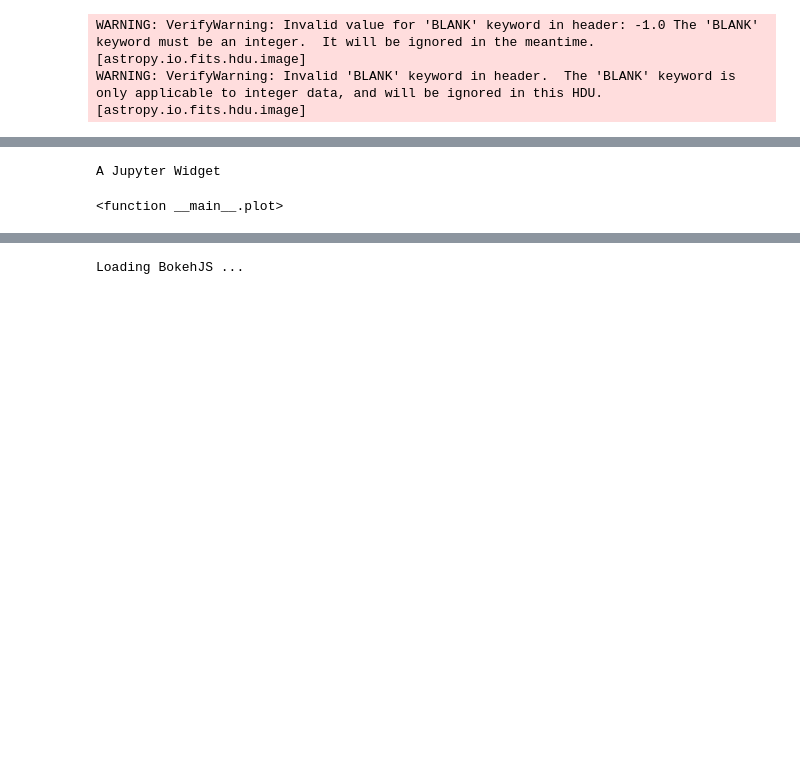
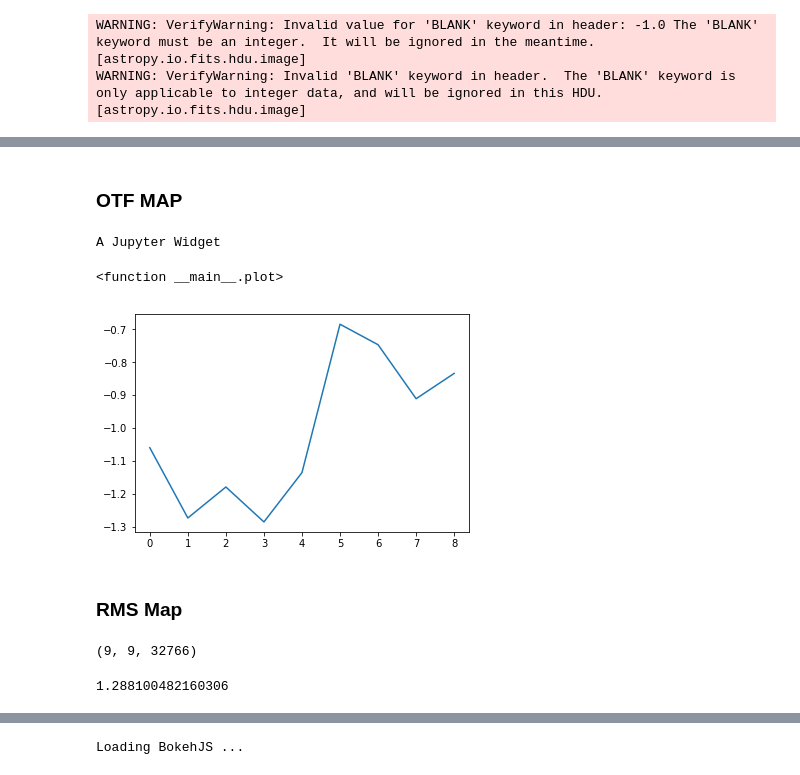
Before and after one commit to nanten2/analy_n2data, a Jupyter notebook: notebook/analy_otf2.ipynb, the cells around one changed output, grey strips where cells are left out. Saved outputs shown, nothing was run; the diff lists cells and outputs as text; code cells hidden in the pictures; blank space fills up the shorter version.

```diff
--- a/notebook/analy_otf2.ipynb
+++ b/notebook/analy_otf2.ipynb
@@ -723,3 +730,5 @@ required time : 3732.885647058487
+# %% [markdown]
+### OTF MAP
 # %%
 #%matplotlib notebook
 %matplotlib inline
@@ -737,3 +746,19 @@ interact(plot, i = (0,16000,1))
 # %% [output]
 A Jupyter Widget
 <function __main__.plot>
+# %%
+plt.plot(data[7][1])
+plt.show()
+# %% [output]
+[figure, added]
+# %% [markdown]
+### RMS Map
+# %%
+#rms map
+data_rms = numpy.swapaxes(data, 0,2)
+# %% [output]
+(9, 9, 32766)
+# %%
+numpy.mean(data_rms[0][0]**2)
+# %% [output]
+1.288100482160306
```
Also changed, not shown: parts of 18 cells of this notebook, 1 other file.
